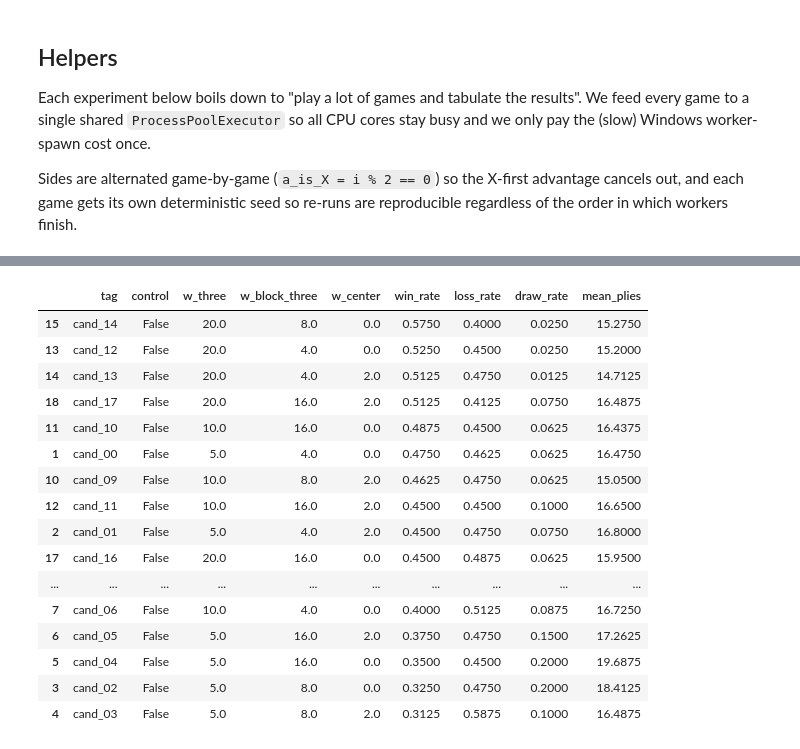
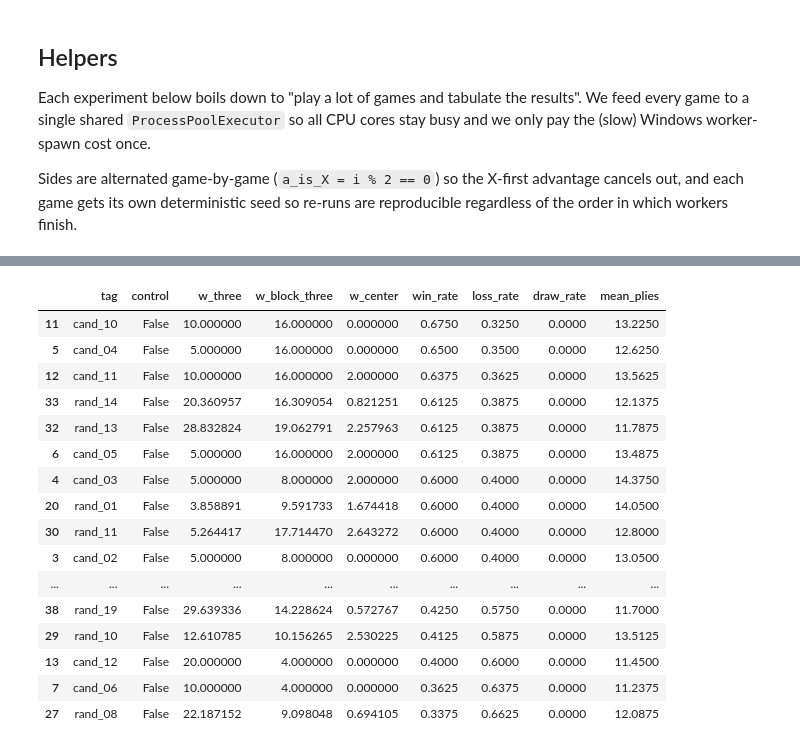
Before and after one commit to JustinMDotNet/TikTacToe, a Jupyter notebook: notebooks/03_optimization.ipynb, the cells around one changed output, grey strips where cells are left out. Drawn from its saved outputs; the diff is of its cells as text; code cells hidden in the pictures.

```diff
--- a/notebooks/03_optimization.ipynb
+++ b/notebooks/03_optimization.ipynb
@@ -199,39 +453,47 @@ block the short ones.
 # %%
 def expC():
-    base = settings.DEFAULT_HEURISTIC_WEIGHTS
-    grid = list(itertools.product(
+    base     = settings.DEFAULT_HEURISTIC_WEIGHTS
+    opp_spec = make_spec("ab", depth=settings.TUNING_DEPTH)
+    n        = settings.N_TUNING_GAMES
+
+    # Build a single (tag, weights, is_control) list covering every config.
+    # Control = default vs default (sanity ~50%); grid = 3x3x2 around base;
+    # random = N_RANDOM_CANDIDATES samples (Bergstra & Bengio 2012).
+    configs = [("control", dict(base), True)]
+
+    grid = itertools.product(
         [base["w_three"]       * 0.5, base["w_three"],       base["w_three"]       * 2.0],
         [base["w_block_three"] * 0.5, base["w_block_three"], base["w_block_three"] * 2.0],
         [0.0,                          base["w_center"]       * 4.0],
-    ))
+    )
+    for idx, (w3, wb3, wc) in enumerate(grid):
+        configs.append((f"cand_{idx:02d}",
+                        dict(base, w_three=w3, w_block_three=wb3, w_center=wc),
+                        False))
 
-    opp_spec = _spec("ab", depth=settings.TUNING_DEPTH)
-    n        = settings.N_GAMES_PER_CONFIG
+    rng = random.Random(7777)
+    for ridx in range(settings.N_RANDOM_CANDIDATES):
+        configs.append((f"rand_{ridx:02d}",
+                        dict(base,
+                             w_three      =rng.uniform(2.0, 30.0),
+                             w_block_three=rng.uniform(2.0, 20.0),
+                             w_center     =rng.uniform(0.0,  3.0)),
+                        False))
 
-    # Map tag -> (weights, is_control) so we can split results out later.
-    config_meta = {}
+    # One flat batch -> shared ProcessPool keeps every core busy regardless
+    # of which configs happen to produce slow games.
     jobs = []
-
-    # Sanity-check row: default weights vs themselves should land near 50 %.
-    config_meta["control"] = (dict(base), True)
-    jobs.extend(make_balanced_jobs(opp_spec, opp_spec, 2, n,
-                                   seed=300, tag="control"))
-
-    # All grid candidates.
-    for idx, (w_three, w_block_three, w_center) in enumerate(grid):
-        weights = dict(base, w_three=w_three,
-                       w_block_three=w_block_three, w_center=w_center)
-        tag = f"cand_{idx:02d}"
-        config_meta[tag] = (weights, False)
-        cand_spec = _spec("ab", depth=settings.TUNING_DEPTH, weights=weights)
-        jobs.extend(make_balanced_jobs(cand_spec, opp_spec, 2, n,
-                                       seed=301 + idx, tag=tag))
+    for seed_idx, (tag, weights, is_control) in enumerate(configs):
+        spec_a = opp_spec if is_control else make_spec(
+            "ab", depth=settings.TUNING_DEPTH, weights=weights)
+        jobs.extend(make_balanced_jobs(
+            spec_a, opp_spec, 2, n, seed=300 + seed_idx, tag=tag))
 
     print(f"  expC submitting {len(jobs)} games to {MAX_WORKERS} workers ...")
     df_all = games_to_df(run_games(jobs), label_a="cand", label_b="base")
 
     rows = []
-    for tag, (weights, is_control) in config_meta.items():
+    for tag, weights, is_control in configs:
         sub = df_all[df_all["tag"] == tag]
         rows.append(dict(
             tag=tag, control=is_control,
@@ -254,17 +516,17 @@ dfC.sort_values("win_rate", ascending=False)
 |  | tag | control | w_three | w_block_three | w_center | win_rate | loss_rate | draw_rate | mean_plies |
-| 15 | cand_14 | False | 20.0 | 8.0 | 0.0 | 0.5750 | 0.4000 | 0.0250 | 15.2750 |
-| 13 | cand_12 | False | 20.0 | 4.0 | 0.0 | 0.5250 | 0.4500 | 0.0250 | 15.2000 |
-| 14 | cand_13 | False | 20.0 | 4.0 | 2.0 | 0.5125 | 0.4750 | 0.0125 | 14.7125 |
-| 18 | cand_17 | False | 20.0 | 16.0 | 2.0 | 0.5125 | 0.4125 | 0.0750 | 16.4875 |
-| 11 | cand_10 | False | 10.0 | 16.0 | 0.0 | 0.4875 | 0.4500 | 0.0625 | 16.4375 |
-| 1 | cand_00 | False | 5.0 | 4.0 | 0.0 | 0.4750 | 0.4625 | 0.0625 | 16.4750 |
-| 10 | cand_09 | False | 10.0 | 8.0 | 2.0 | 0.4625 | 0.4750 | 0.0625 | 15.0500 |
-| 12 | cand_11 | False | 10.0 | 16.0 | 2.0 | 0.4500 | 0.4500 | 0.1000 | 16.6500 |
-| 2 | cand_01 | False | 5.0 | 4.0 | 2.0 | 0.4500 | 0.4750 | 0.0750 | 16.8000 |
-| 17 | cand_16 | False | 20.0 | 16.0 | 0.0 | 0.4500 | 0.4875 | 0.0625 | 15.9500 |
+| 11 | cand_10 | False | 10.000000 | 16.000000 | 0.000000 | 0.6750 | 0.3250 | 0.0000 | 13.2250 |
+| 5 | cand_04 | False | 5.000000 | 16.000000 | 0.000000 | 0.6500 | 0.3500 | 0.0000 | 12.6250 |
+| 12 | cand_11 | False | 10.000000 | 16.000000 | 2.000000 | 0.6375 | 0.3625 | 0.0000 | 13.5625 |
+| 33 | rand_14 | False | 20.360957 | 16.309054 | 0.821251 | 0.6125 | 0.3875 | 0.0000 | 12.1375 |
+| 32 | rand_13 | False | 28.832824 | 19.062791 | 2.257963 | 0.6125 | 0.3875 | 0.0000 | 11.7875 |
+| 6 | cand_05 | False | 5.000000 | 16.000000 | 2.000000 | 0.6125 | 0.3875 | 0.0000 | 13.4875 |
+| 4 | cand_03 | False | 5.000000 | 8.000000 | 2.000000 | 0.6000 | 0.4000 | 0.0000 | 14.3750 |
+| 20 | rand_01 | False | 3.858891 | 9.591733 | 1.674418 | 0.6000 | 0.4000 | 0.0000 | 14.0500 |
+| 30 | rand_11 | False | 5.264417 | 17.714470 | 2.643272 | 0.6000 | 0.4000 | 0.0000 | 12.8000 |
+| 3 | cand_02 | False | 5.000000 | 8.000000 | 0.000000 | 0.6000 | 0.4000 | 0.0000 | 13.0500 |
 | ... | ... | ... | ... | ... | ... | ... | ... | ... | ... |
-| 7 | cand_06 | False | 10.0 | 4.0 | 0.0 | 0.4000 | 0.5125 | 0.0875 | 16.7250 |
-| 6 | cand_05 | False | 5.0 | 16.0 | 2.0 | 0.3750 | 0.4750 | 0.1500 | 17.2625 |
-| 5 | cand_04 | False | 5.0 | 16.0 | 0.0 | 0.3500 | 0.4500 | 0.2000 | 19.6875 |
-| 3 | cand_02 | False | 5.0 | 8.0 | 0.0 | 0.3250 | 0.4750 | 0.2000 | 18.4125 |
-| 4 | cand_03 | False | 5.0 | 8.0 | 2.0 | 0.3125 | 0.5875 | 0.1000 | 16.4875 |
+| 38 | rand_19 | False | 29.639336 | 14.228624 | 0.572767 | 0.4250 | 0.5750 | 0.0000 | 11.7000 |
+| 29 | rand_10 | False | 12.610785 | 10.156265 | 2.530225 | 0.4125 | 0.5875 | 0.0000 | 13.5125 |
+| 13 | cand_12 | False | 20.000000 | 4.000000 | 0.000000 | 0.4000 | 0.6000 | 0.0000 | 11.4500 |
+| 7 | cand_06 | False | 10.000000 | 4.000000 | 0.000000 | 0.3625 | 0.6375 | 0.0000 | 11.2375 |
+| 27 | rand_08 | False | 22.187152 | 9.098048 | 0.694105 | 0.3375 | 0.6625 | 0.0000 | 12.0875 |
```
Also changed, not shown: parts of 23 cells of this notebook, 37 other files.
